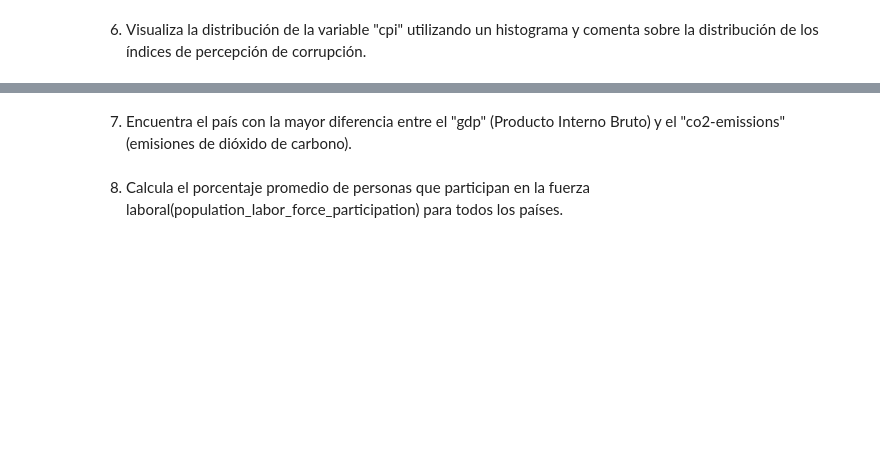
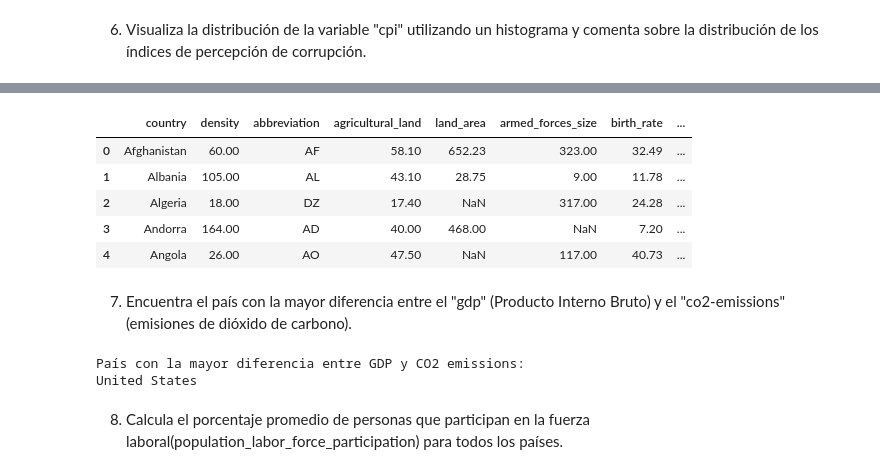
Before and after one commit to karinem0/promoG-modulo3-sprint2-pairprogramming-Johanna-Karine, a Jupyter notebook: 2.Estadística_descriptiva_pair_programming.ipynb, the cells around one changed output, grey strips where cells are left out. Drawn from its saved outputs; the diff is of its cells as text; code cells hidden in the pictures; blank space fills up the shorter version.

```diff
--- a/2.Estadística_descriptiva_pair_programming.ipynb
+++ b/2.Estadística_descriptiva_pair_programming.ipynb
@@ -259,6 +275,28 @@ Text(0.5, 0, 'CPI')
+# %%
+df.head()
+# %% [output]
+|  | country | density | abbreviation | agricultural_land | land_area | armed_forces_size | birth_rate | ... |
+| 0 | Afghanistan | 60.00 | AF | 58.10 | 652.23 | 323.00 | 32.49 | ... |
+| 1 | Albania | 105.00 | AL | 43.10 | 28.75 | 9.00 | 11.78 | ... |
+| 2 | Algeria | 18.00 | DZ | 17.40 | NaN | 317.00 | 24.28 | ... |
+| 3 | Andorra | 164.00 | AD | 40.00 | 468.00 | NaN | 7.20 | ... |
+| 4 | Angola | 26.00 | AO | 47.50 | NaN | 117.00 | 40.73 | ... |
 # %% [markdown]
 
 7. Encuentra el país con la mayor diferencia entre el "gdp" (Producto Interno Bruto) y el "co2-emissions" (emisiones de dióxido de carbono).
+# %%
+# Agrupamos por paises y realizamos sumas de todos los valores de ambas variables
+gdp = df.groupby("country")["gdp"].sum()
+co2 = df.groupby("country")["co2-emissions"].sum()
+# Calculamos la diferencia entre ambas variables
+diferencia = gdp - co2
+paises_dif = diferencia.idxmax()
+# Imprimos el resultado
+print("País con la mayor diferencia entre GDP y CO2 emissions:")
+print(paises_dif)
+# %% [output]
+País con la mayor diferencia entre GDP y CO2 emissions:
+United States
 # %% [markdown]
 
 8. Calcula el porcentaje promedio de personas que participan en la fuerza laboral(population_labor_force_participation) para todos los países.
```
Also changed, not shown: parts of 31 cells of this notebook.
